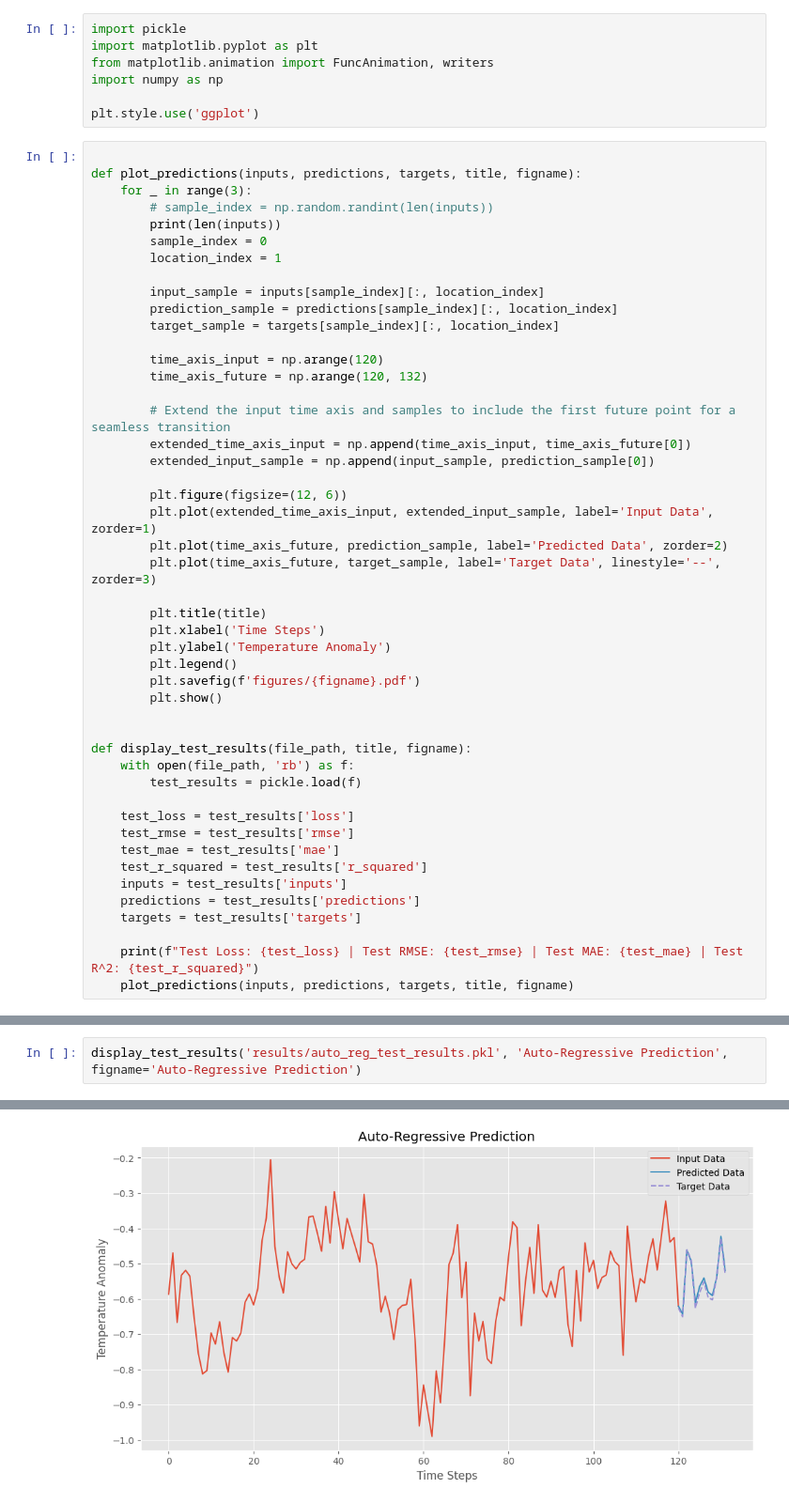
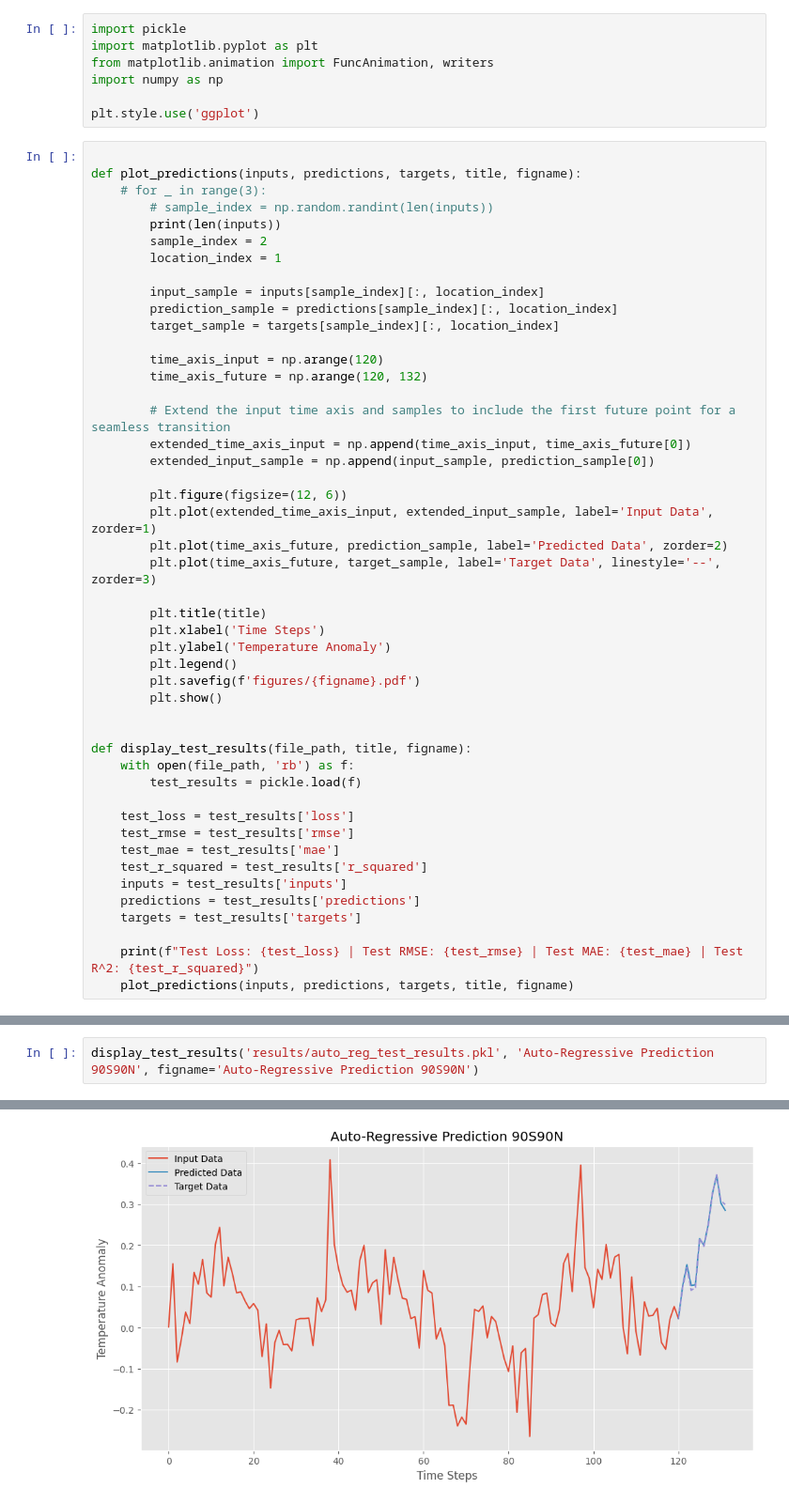
Before and after one commit to philiphan0109/time-series-forecasting, a Jupyter notebook: Single Feature Model/visualization.ipynb, the cells around one changed output, grey strips where cells are left out. Shown at 94% size. Drawn from its saved outputs; the diff is of its cells as text.

```diff
--- a/Single Feature Model/visualization.ipynb
+++ b/Single Feature Model/visualization.ipynb
@@ -8,10 +8,10 @@ plt.style.use('ggplot')
 # %%
 
 def plot_predictions(inputs, predictions, targets, title, figname):
-    for _ in range(3):
+    # for _ in range(3):
         # sample_index = np.random.randint(len(inputs))
         print(len(inputs))
-        sample_index = 0
+        sample_index = 2
         location_index = 1
 
         input_sample = inputs[sample_index][:, location_index]
@@ -65,6 +61,6 @@ Test Loss: 0.0002234870841709414 | Test RMSE: 0.014453194862990468 | Test MAE: 0
 # %%
-display_test_results('results/auto_reg_test_results.pkl', 'Auto-Regressive Prediction', figname='Auto-Regressive Prediction')
+display_test_results('results/auto_reg_test_results.pkl', 'Auto-Regressive Prediction 90S90N', figname='Auto-Regressive Prediction 90S90N')
 # %% [output]
 Test Loss: 0.00039748722257273685 | Test RMSE: 0.01887187682506111 | Test MAE: 0.013411280526607125 | Test R^2: 0.9923618587057613
 27
-[figure, old version]
+[figure, new version]
```
Also changed, not shown: parts of 3 cells of this notebook, 14 other files.
